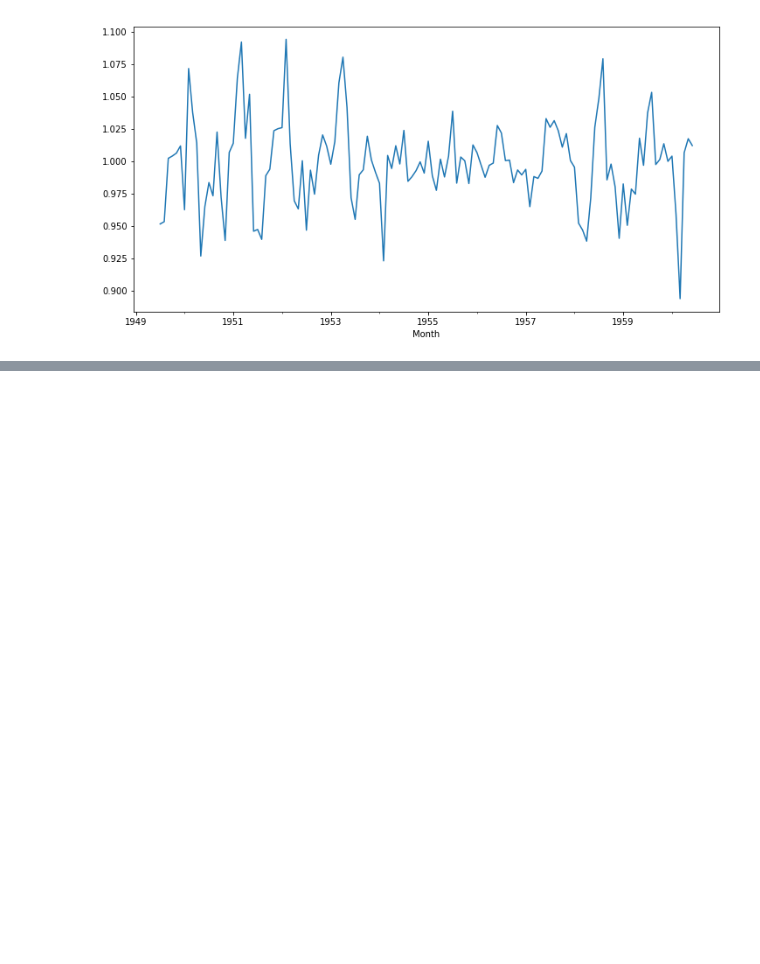
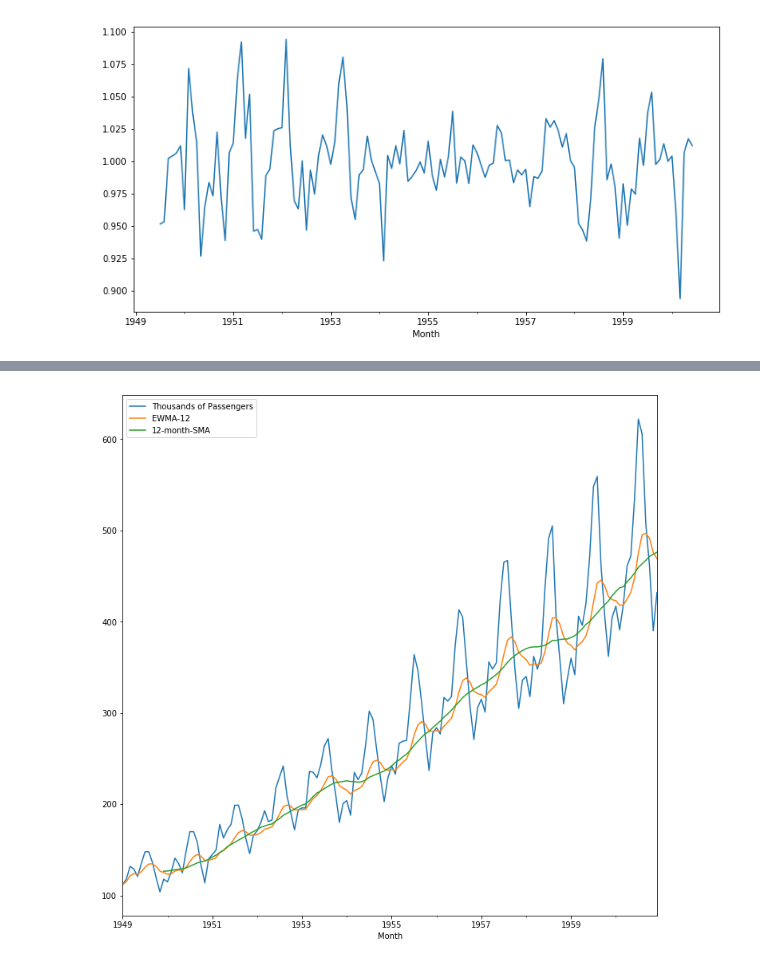
Before and after one commit to saifulrijal-ds/time-series-analysis-python, a Jupyter notebook: learn-notes_tsa-with-statsmodel.ipynb, the cells around one changed output, grey strips where cells are left out. Saved outputs shown, nothing was run; the diff lists cells and outputs as text; code cells hidden in the pictures; blank space fills up the shorter version.

```diff
--- a/learn-notes_tsa-with-statsmodel.ipynb
+++ b/learn-notes_tsa-with-statsmodel.ipynb
@@ -174,0 +219,5 @@ result.resid.plot(figsize=(12,6))
+# %%
+# cmparing SMA to EWMA for 12 Month
+airline[['Thousands of Passengers', 'EWMA-12', '12-month-SMA']].plot().autoscale(axis='x', tight=True)
+# %% [output]
+[figure, added]
```
Also changed, not shown: parts of 31 cells of this notebook.
